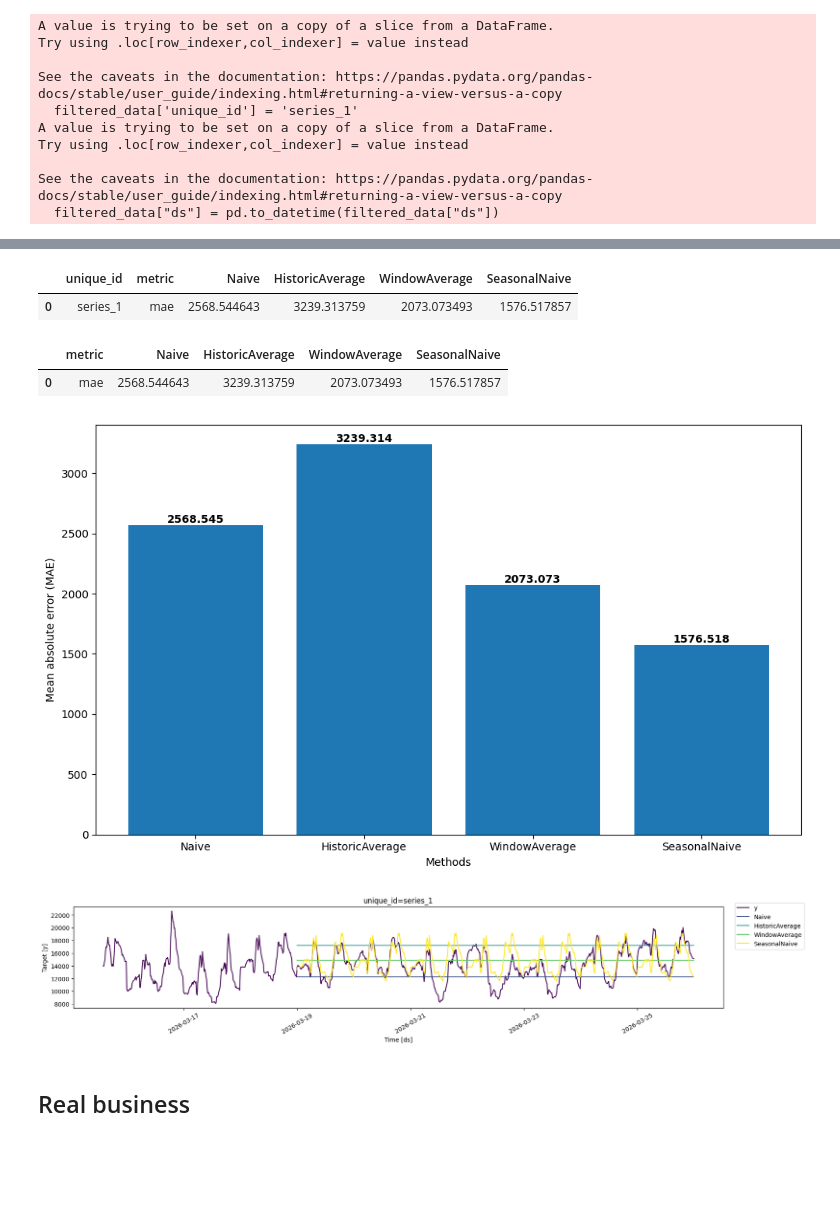
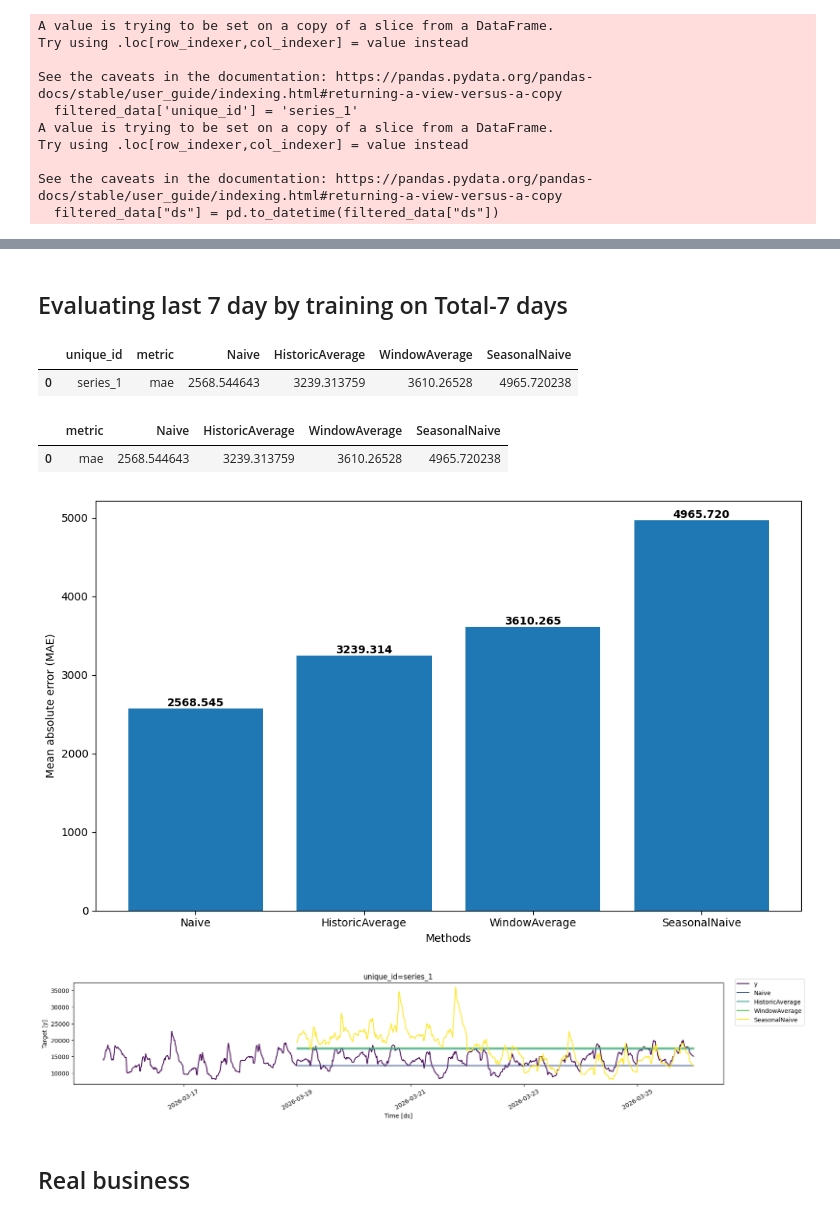
Before and after one commit to dhruvilsangani/EarthSync, a Jupyter notebook: TS-forecast.ipynb, the cells around one changed output, grey strips where cells are left out. Saved outputs shown, nothing was run; the diff lists cells and outputs as text; code cells hidden in the pictures; blank space fills up the shorter version.

Commit message:
TS metrics

```diff
--- a/TS-forecast.ipynb
+++ b/TS-forecast.ipynb
@@ -71,10 +106,16 @@ horizon = 96*7
 models = [
     Naive(),
     HistoricAverage(),
-    WindowAverage(window_size=96),
-    SeasonalNaive(season_length=96)
+    WindowAverage(window_size=96*7),
+    SeasonalNaive(season_length=96*7)
 ]
 
 sf = StatsForecast(models=models, freq="15min")
 sf.fit(df=filtered_data)
 preds = sf.predict(h=horizon)
+
+plot_series(
+    df=filtered_data,
+    forecasts_df=preds,
+    max_insample_length=300,
+    palette="viridis")
@@ -105,3 +124,18 @@ plot_series(
+# %% [markdown]
+## Evaluating last 7 day by training on Total-7 days
 # %%
 test = filtered_data.tail(horizon)
 train = filtered_data.drop(test.index).reset_index(drop=True)
+
+sf.fit(df=train)
+preds = sf.predict(h=horizon)
+test_predictions_v1 = pd.merge(test, preds, 'left', ['ds', 'unique_id'])
+
+metrics = evaluate(
+    test_predictions_v1,
+    metrics=[mae],
+)
+metrics.head()
+# %% [output]
+|  | unique_id | metric | Naive | HistoricAverage | WindowAverage | SeasonalNaive |
+| 0 | series_1 | mae | 2568.544643 | 3239.313759 | 3610.26528 | 4965.720238 |
@@ -114,36 +142,27 @@ eval_df = pd.merge(test, preds, 'left', ['ds', 'unique_id'])
-# %%
-evaluation = evaluate(
-    eval_df,
-    metrics=[mae],
-)
-evaluation.head()
-# %% [output]
-|  | unique_id | metric | Naive | HistoricAverage | WindowAverage | SeasonalNaive |
-| 0 | series_1 | mae | 2568.544643 | 3239.313759 | 2073.073493 | 1576.517857 |
 # %%
-evaluation = evaluation.drop(['unique_id'], axis=1).groupby('metric').mean().reset_index()
-evaluation
+metrics = metrics.drop(['unique_id'], axis=1).groupby('metric').mean().reset_index()
+metrics
 # %% [output]
 |  | metric | Naive | HistoricAverage | WindowAverage | SeasonalNaive |
-| 0 | mae | 2568.544643 | 3239.313759 | 2073.073493 | 1576.517857 |
+| 0 | mae | 2568.544643 | 3239.313759 | 3610.26528 | 4965.720238 |
 # %%
-methods = evaluation.columns[1:].tolist()
-values = evaluation.iloc[0, 1:].tolist()
+methods = metrics.columns[1:].tolist()
+values = metrics.iloc[0, 1:].tolist()
 
 plt.figure(figsize=(10, 6))
 bars = plt.bar(methods, values)
 
 for bar, value in zip(bars, values):
     plt.text(bar.get_x() + bar.get_width()/2, bar.get_height() + 0.05,
              f'{value:.3f}', ha='center', va='bottom', fontweight='bold')
 
 plt.xlabel('Methods')
 plt.ylabel('Mean absolute error (MAE)')
 plt.tight_layout()
 
 plt.show()
 # %% [output]
-[figure, old version]
+[figure, new version]
 # %%
 plot_series(
     df=filtered_data,
@@ -151,6 +170,6 @@ plot_series(
     max_insample_length=1000,
     palette="viridis")
 # %% [output]
-[figure, old version]
+[figure, new version]
 # %% [markdown]
 ## Real business
```
Also changed, not shown: parts of 39 cells of this notebook, 7 other files.
